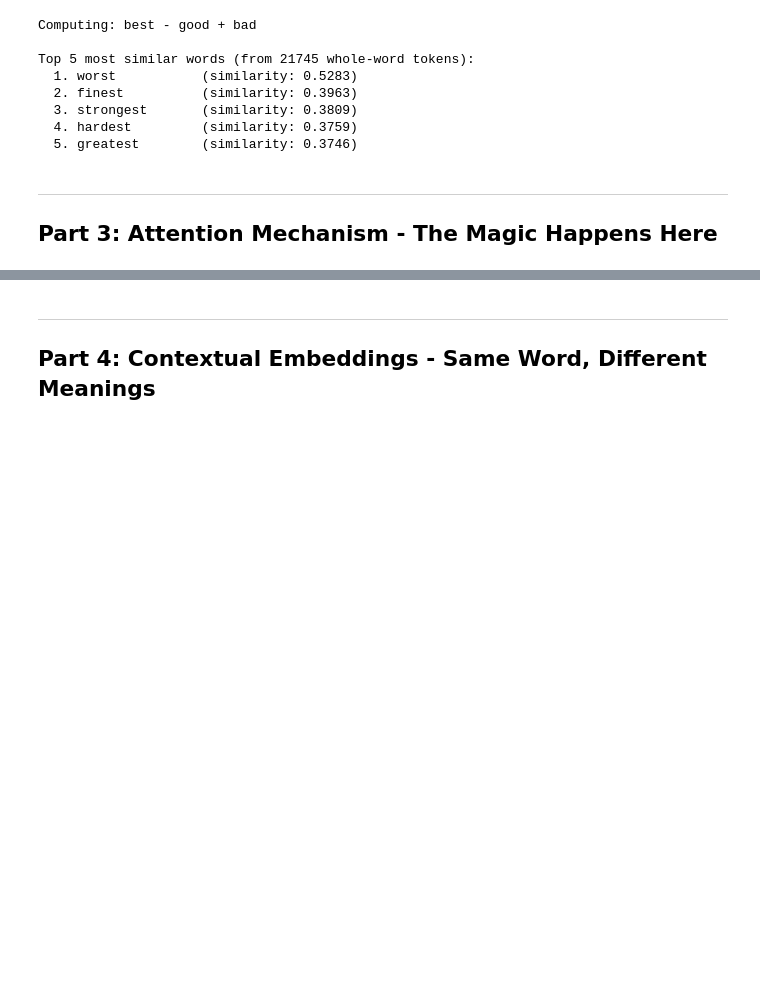
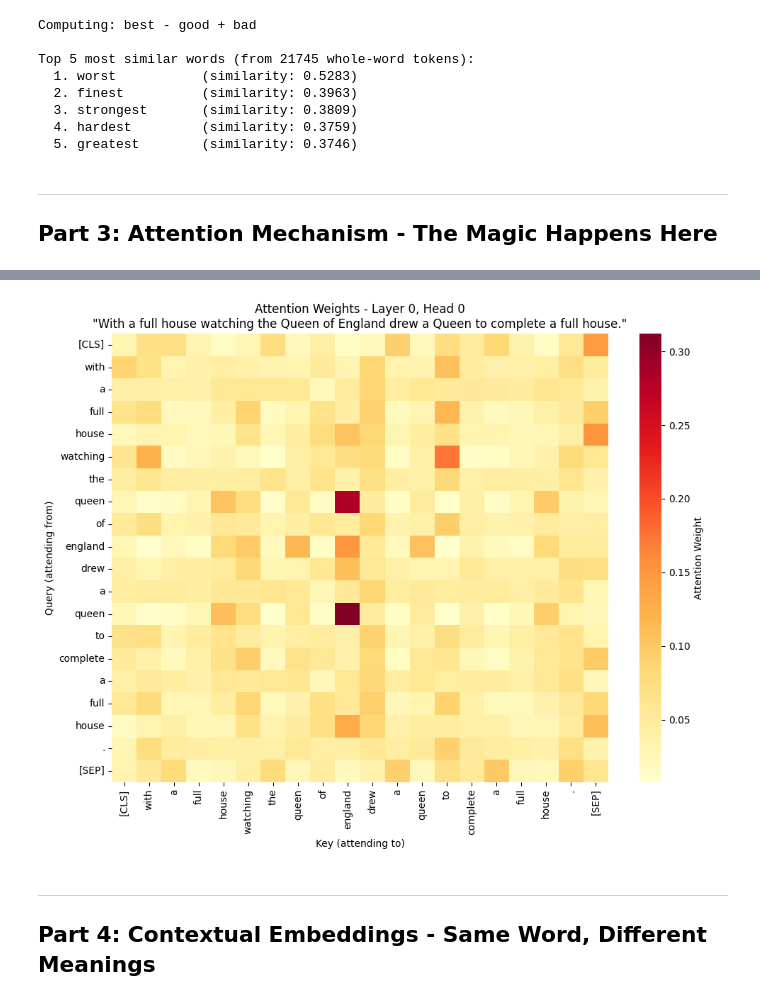
Before and after one commit to tchoffman/demystify-attention, a Jupyter notebook: llm_attention_demo.ipynb, the cells around one changed output, grey strips where cells are left out. Cells and saved outputs as stored; diff of their text form; code cells hidden in the pictures; blank space fills up the shorter version.

```diff
--- a/llm_attention_demo.ipynb
+++ b/llm_attention_demo.ipynb
@@ -547,3 +557,7 @@ visualize_attention('your sentence here')
+# %%
+_ =visualize_attention("With a full house watching the Queen of England drew a Queen to complete a full house.", layer=0, head=0)
+# %% [output]
+[figure, added]
 # %% [markdown]
 ---
 ## Part 4: Contextual Embeddings - Same Word, Different Meanings
```
Also changed, not shown: parts of 9 cells of this notebook.
